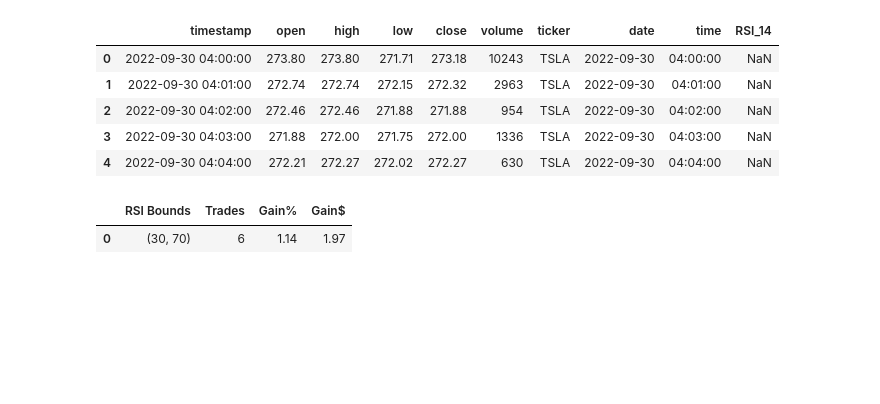
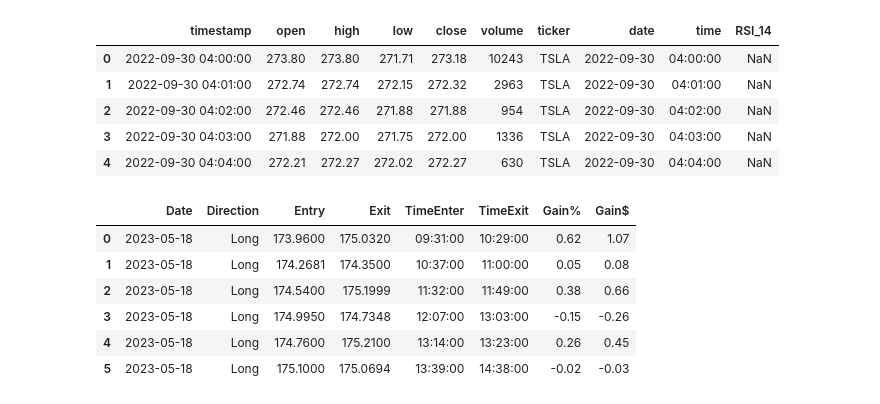
Before and after one commit to kh3dron/biz, a Jupyter notebook: experiments/rsi_testing.ipynb, the cells around one changed output. Drawn from its saved outputs; the diff is of its cells as text; code cells hidden in the pictures; blank space fills up the shorter version.

Commit message:
return transaction logs instead of summaries

```diff
--- a/experiments/rsi_testing.ipynb
+++ b/experiments/rsi_testing.ipynb
@@ -144,7 +144,7 @@ import datetime
 import pandas as pd
 
 
-def simulate_trade_RSI(date, entry, exit, df, debug=False):
+def simulate_trade_RSI(date, entry, exit, df):
     # Filter data for the specified date and time range
     df_day = df[
         (df["date"] == date)
@@ -155,6 +155,7 @@ def simulate_trade_RSI(date, entry, exit, df, debug=False):
     # store trades in new empty dataframe
     trade_log = pd.DataFrame(
         columns=[
+            "Date",
             "Direction",
             "Entry",
             "Exit",
@@ -192,50 +193,43 @@ def simulate_trade_RSI(date, entry, exit, df, debug=False):
 
             # Calculate gain for the trade
             if entry_price != 0:
                 trade_gain_percent = ((exit_price - entry_price) / entry_price) * 100
                 trade_gain_percent = round(trade_gain_percent, 2)
 
                 trade_gain_net = exit_price - entry_price
                 trade_gain_net = round(trade_gain_net, 2)
 
                 trades += 1
 
                 # Append trade details to the trade log DataFrame
                 trade_log.loc[len(trade_log)] = {
+                    "Date": date,
                     "Direction": "Long",
                     "Entry": entry_price,
                     "Exit": exit_price,
                     "TimeEnter": timeEnter,
                     "TimeExit": df_day["time"].iloc[i],
                     "Gain%": trade_gain_percent,
                     "Gain$": trade_gain_net,
                 }
 
                 # Reset trade variables
                 entry_price = 0
                 exit_price = 0
                 in_trade = False
 
-    if debug:
-        for e in trade_log:
-            print(e)
-
-    output_df = pd.DataFrame(
-        {
-            "RSI Bounds": [(entry, exit)],
-            "Trades": [trades],
-            "Gain%": [round(float(sum(trade_log["Gain%"])), 2)],
-            "Gain$": [round(float(sum(trade_log["Gain$"])), 2)],
-        }
-    )
-
-    return output_df
+    return trade_log
 
 
-simulate_trade_RSI(datetime.date(2023, 5, 18), 30, 70, df, debug=False)
+simulate_trade_RSI(datetime.date(2023, 5, 18), 30, 70, df)
 # %% [output]
-|  | RSI Bounds | Trades | Gain% | Gain$ |
-| 0 | (30, 70) | 6 | 1.14 | 1.97 |
+|  | Date | Direction | Entry | Exit | TimeEnter | TimeExit | Gain% | Gain$ |
+| 0 | 2023-05-18 | Long | 173.9600 | 175.0320 | 09:31:00 | 10:29:00 | 0.62 | 1.07 |
+| 1 | 2023-05-18 | Long | 174.2681 | 174.3500 | 10:37:00 | 11:00:00 | 0.05 | 0.08 |
+| 2 | 2023-05-18 | Long | 174.5400 | 175.1999 | 11:32:00 | 11:49:00 | 0.38 | 0.66 |
+| 3 | 2023-05-18 | Long | 174.9950 | 174.7348 | 12:07:00 | 13:03:00 | -0.15 | -0.26 |
+| 4 | 2023-05-18 | Long | 174.7600 | 175.2100 | 13:14:00 | 13:23:00 | 0.26 | 0.45 |
+| 5 | 2023-05-18 | Long | 175.1000 | 175.0694 | 13:39:00 | 14:38:00 | -0.02 | -0.03 |
 # %%
 
 def simulate_date_range(start_date, end_date, entry, exit, df, debug=False):
```
Also changed, not shown: parts of 1 cell of this notebook.
